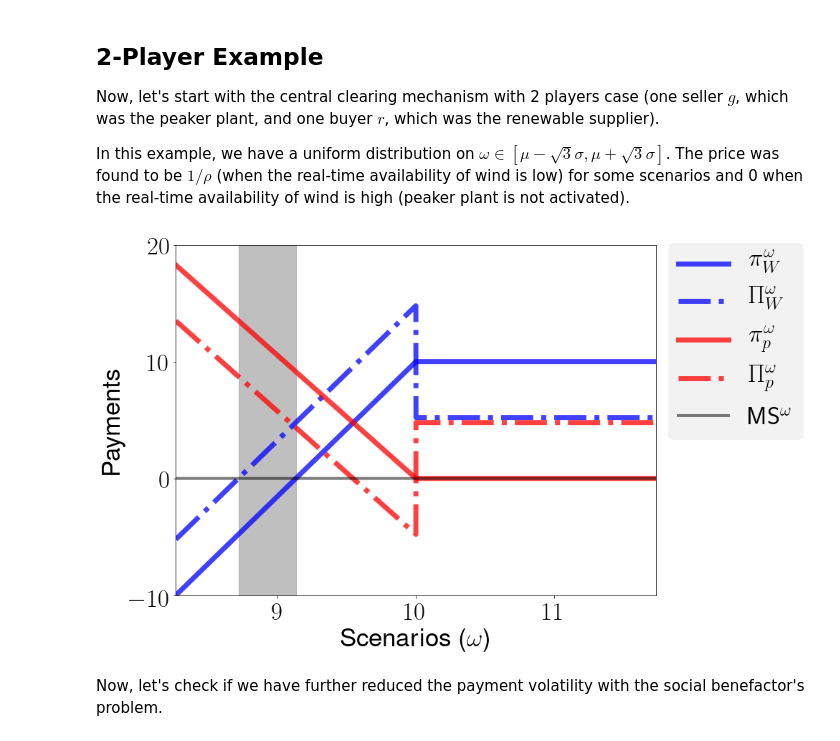
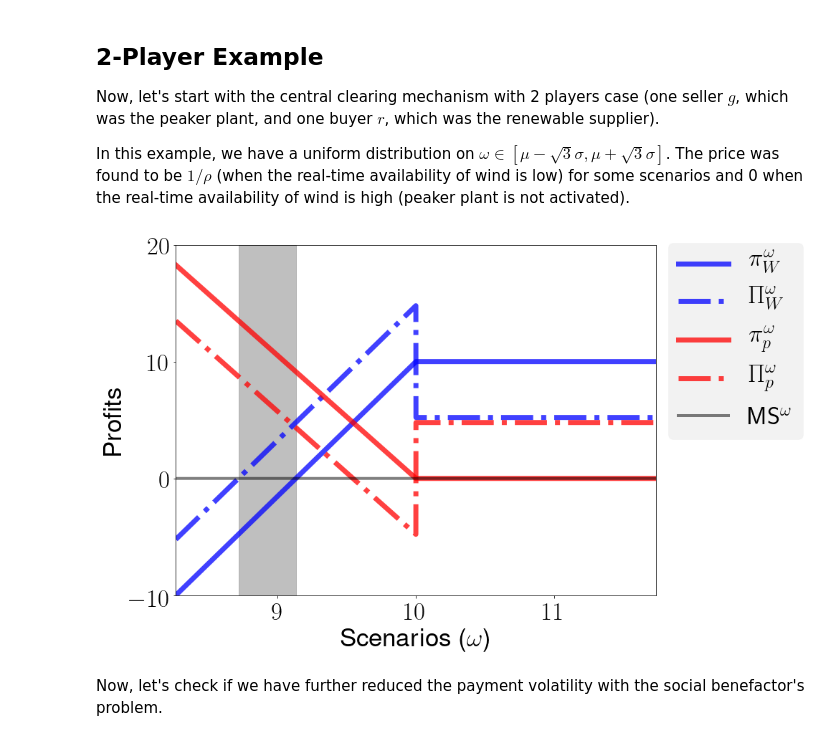
Before and after one commit to kalsheh2/CentralizedOptions, a Jupyter notebook: Final_Central_Clearing_Tool.ipynb, the cells around one changed output. Drawn from its saved outputs; the diff is of its cells as text; code cells hidden in the pictures.

```diff
--- a/Final_Central_Clearing_Tool.ipynb
+++ b/Final_Central_Clearing_Tool.ipynb
@@ -616,35 +616,35 @@ for i in range(N):
         Pg[g,i]=Payment_g(x,g+1,i)-Real_Time_Dispatch_g[0,i]
 
     M_Surplus[i]=MS(x,i)
 
 #Plotting
 for r in range(R):
     plt.plot(w[:],pr[r,:],'b',color='b',label='$\pi_W^{\omega}$',linewidth=7,alpha=0.75)
     plt.plot(w[:],Pr[r,:],'-.',color='b',label='$\Pi_W^{\omega}$',linewidth=7,alpha=0.75)
 
 for g in range(G):
     plt.plot(w[:],pg[g,:],'b',color='r',label='$\pi_p^{\omega}$',linewidth=7,alpha=0.75)
     plt.plot(w[:],Pg[g,:],'-.',color='r',label='$\Pi_p^{\omega}$',linewidth=7,alpha=0.75)
 
 plt.plot(w[:],M_Surplus[:],color='k',label='$\sf MS^{\omega}$',linewidth=4,alpha=0.5)
 
 # plt.grid(True)
-plt.ylabel('Payments',fontsize=35)
+plt.ylabel('Profits',fontsize=35)
 plt.xlabel('Scenarios ($\omega$)',fontsize=35)
 
 plt.legend(fontsize=35, bbox_to_anchor=(1,1.04),ncol=1, fancybox=True, shadow=False,facecolor='grey',framealpha=0.1)
 
 
 ax.axvspan(mu*(1-rho)-rho*x[0]*Delta,mu*(1-rho), alpha=0.5, color='grey')
 # ax.axvspan(np.min(w),mu*(1-rho), alpha=0.5, color='orange')
 plt.axis([mu-np.sqrt(3)*sigma, mu+np.sqrt(3)*sigma, -10, 20])
 plt.locator_params(axis='x', nbins =3)
 
 plt.locator_params(axis='y', nbins =4)
 
 plt.savefig('2_Players_Social_Revised.pdf',bbox_inches='tight')
 # %% [output]
-[figure, old version]
+[figure, new version]
 # %% [markdown]
 
 Now, let's check if we have further reduced the payment volatility with the social benefactor's problem.
```
Also changed, not shown: parts of 5 cells of this notebook.
